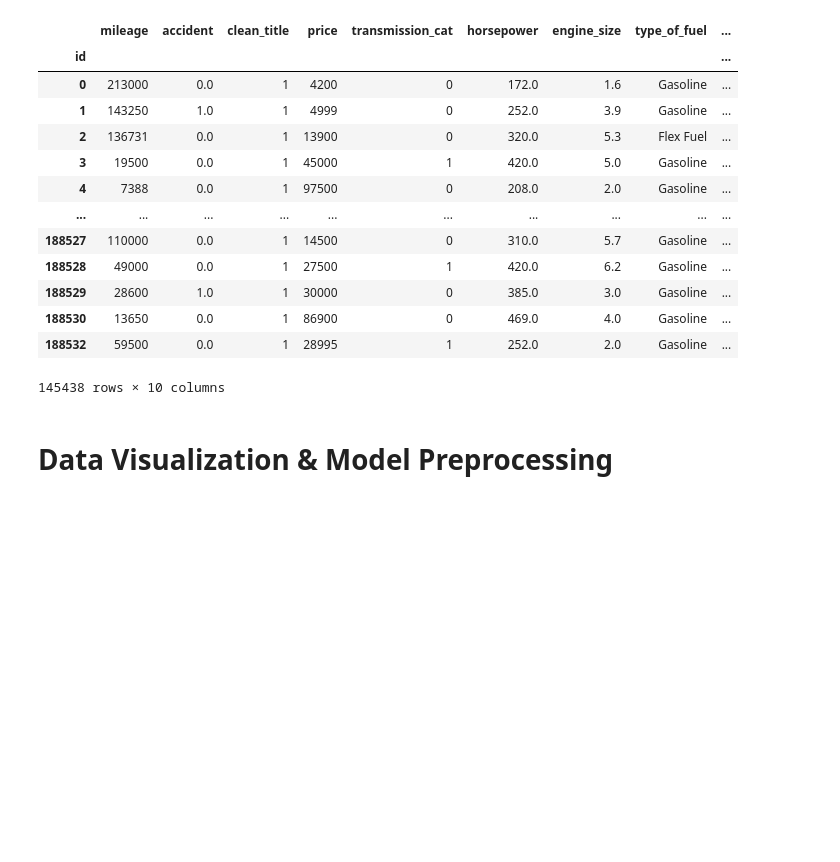
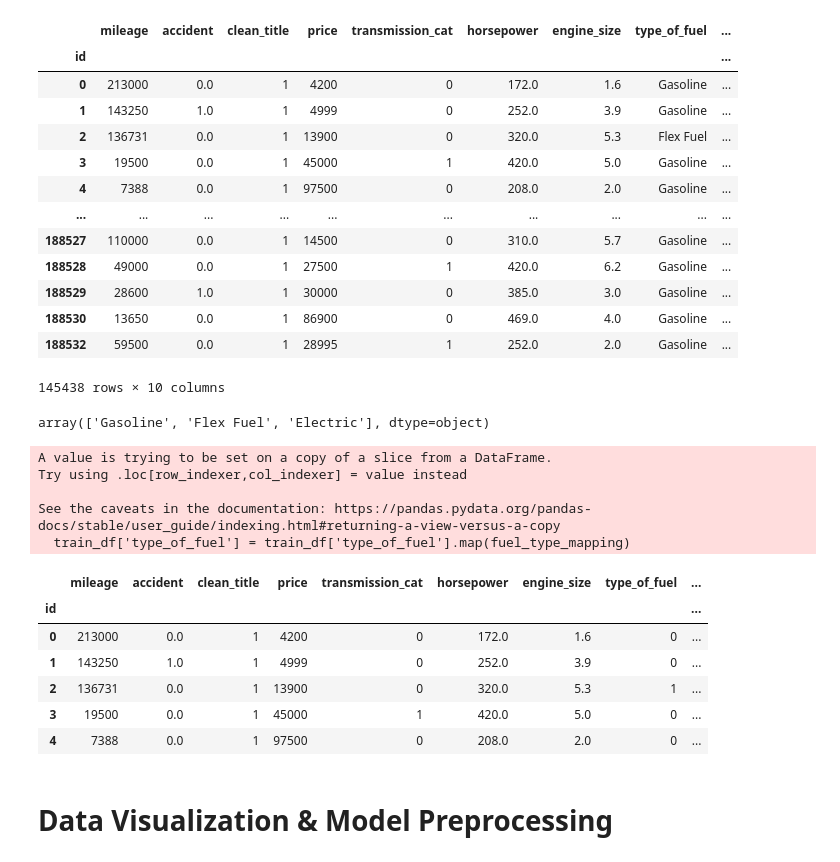
Before and after one commit to aneesakram/regression-of-used-car-prices, a Jupyter notebook: carPriceReg.ipynb, the cells around one changed output. Cells and saved outputs as stored; diff of their text form; code cells hidden in the pictures; blank space fills up the shorter version.

```diff
--- a/carPriceReg.ipynb
+++ b/carPriceReg.ipynb
@@ -361,6 +361,34 @@ train_df
 | 188530 | 13650 | 0.0 | 1 | 86900 | 0 | 469.0 | 4.0 | Gasoline | ... |
 | 188532 | 59500 | 0.0 | 1 | 28995 | 1 | 252.0 | 2.0 | Gasoline | ... |
 145438 rows × 10 columns
+# %%
+train_df['type_of_fuel'].unique()
+# %% [output]
+array(['Gasoline', 'Flex Fuel', 'Electric'], dtype=object)
+# %%
+fuel_type_mapping = {
+    "Gasoline" : 0,
+    "Flex Fuel" : 1,
+    "Electric" : 2
+}
+
+train_df['type_of_fuel'] = train_df['type_of_fuel'].map(fuel_type_mapping)
+# %% [output]
+A value is trying to be set on a copy of a slice from a DataFrame.
+Try using .loc[row_indexer,col_indexer] = value instead
+
+See the caveats in the documentation: https://pandas.pydata.org/pandas-docs/stable/user_guide/indexing.html#returning-a-view-versus-a-copy
+  train_df['type_of_fuel'] = train_df['type_of_fuel'].map(fuel_type_mapping)
+# %%
+train_df.head()
+# %% [output]
+|  | mileage | accident | clean_title | price | transmission_cat | horsepower | engine_size | type_of_fuel | ... |
+| id |  |  |  |  |  |  |  |  | ... |
+| 0 | 213000 | 0.0 | 1 | 4200 | 0 | 172.0 | 1.6 | 0 | ... |
+| 1 | 143250 | 1.0 | 1 | 4999 | 0 | 252.0 | 3.9 | 0 | ... |
+| 2 | 136731 | 0.0 | 1 | 13900 | 0 | 320.0 | 5.3 | 1 | ... |
+| 3 | 19500 | 0.0 | 1 | 45000 | 1 | 420.0 | 5.0 | 0 | ... |
+| 4 | 7388 | 0.0 | 1 | 97500 | 0 | 208.0 | 2.0 | 0 | ... |
 # %% [markdown]
 # Data Visualization & Model Preprocessing
 # %%
```
Also changed, not shown: parts of 2 cells of this notebook.
